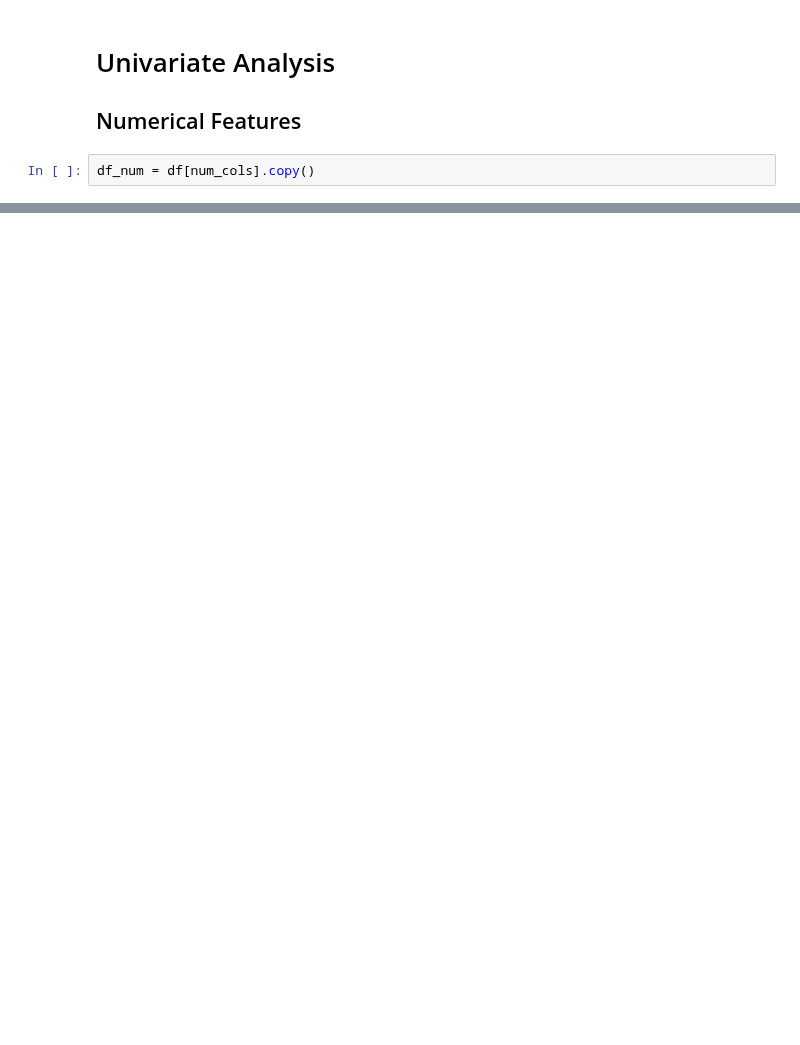
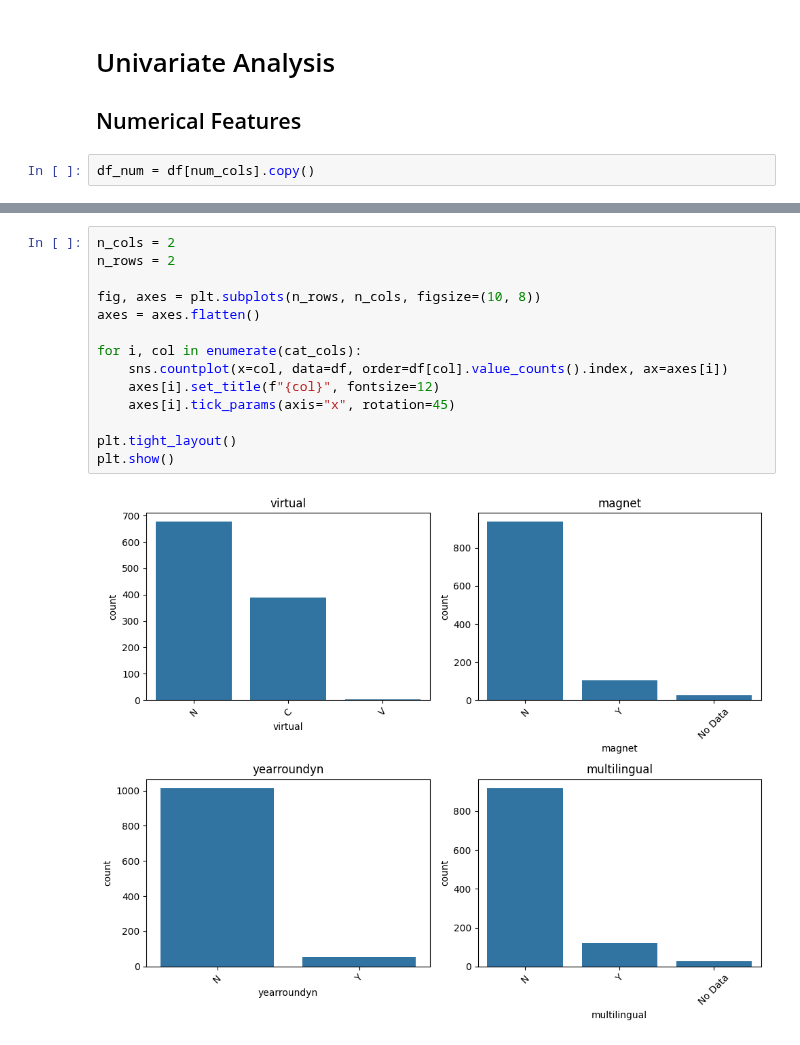
Before and after one commit to junclemente/ads599-capstone_project, a Jupyter notebook: library/02_data_exploration.ipynb, the cells around one changed output, grey strips where cells are left out. Cells and saved outputs as stored; diff of their text form; blank space fills up the shorter version.

```diff
--- a/library/02_data_exploration.ipynb
+++ b/library/02_data_exploration.ipynb
@@ -181,0 +193,16 @@ plt.show()
+# %%
+n_cols = 2
+n_rows = 2
+
+fig, axes = plt.subplots(n_rows, n_cols, figsize=(10, 8))
+axes = axes.flatten()
+
+for i, col in enumerate(cat_cols):
+    sns.countplot(x=col, data=df, order=df[col].value_counts().index, ax=axes[i])
+    axes[i].set_title(f"{col}", fontsize=12)
+    axes[i].tick_params(axis="x", rotation=45)
+
+plt.tight_layout()
+plt.show()
+# %% [output]
+[figure, added]
```
Also changed, not shown: parts of 16 cells of this notebook.
